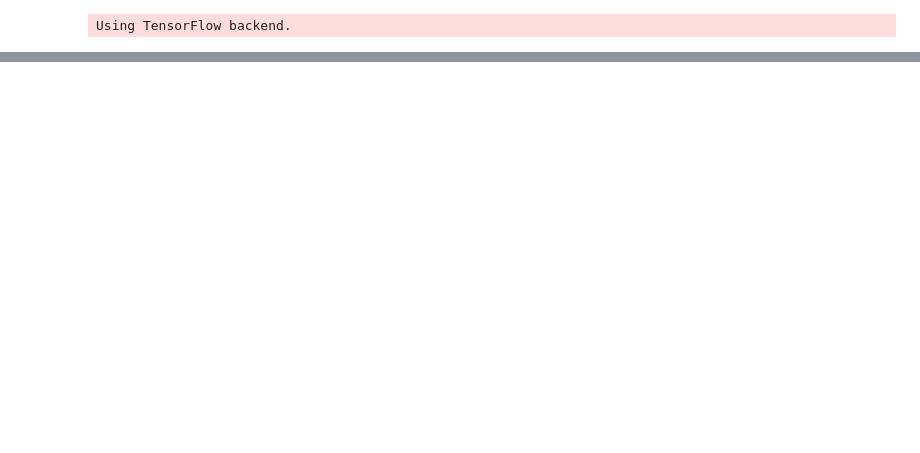
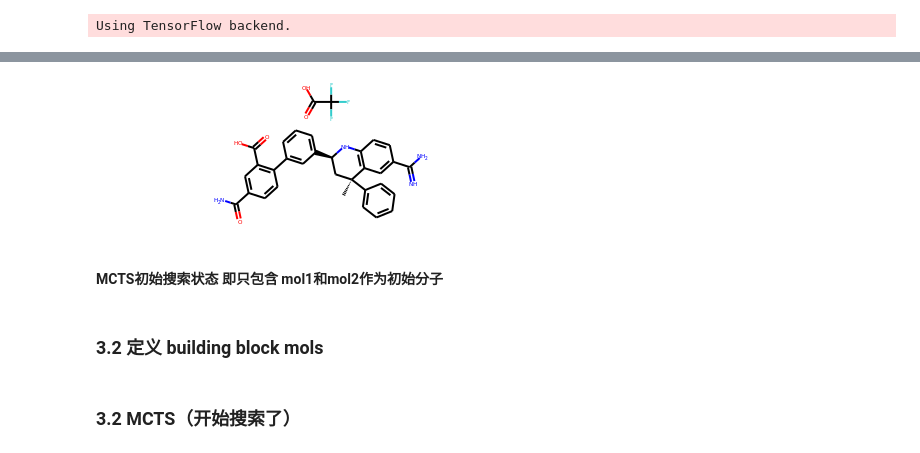
Before and after one commit to hyperji/ChemGo, a Jupyter notebook: Retrosynthetic/dev.ipynb, the cells around one changed output, grey strips where cells are left out. Cells and saved outputs as stored; diff of their text form; code cells hidden in the pictures; blank space fills up the shorter version.

```diff
--- a/Retrosynthetic/dev.ipynb
+++ b/Retrosynthetic/dev.ipynb
@@ -210,0 +69,6 @@ Searcher.root.children
+# %%
+mol2
+# %% [output]
+[figure, added]
+# %% [markdown]
+#### MCTS初始搜索状态 即只包含 mol1和mol2作为初始分子
@@ -210,0 +77,2 @@ Searcher.root.children
+# %% [markdown]
+### 3.2 定义 building block mols
@@ -210,0 +81,2 @@ Searcher.root.children
+# %% [markdown]
+### 3.2 MCTS（开始搜索了）
```
Also changed, not shown: parts of 89 cells of this notebook, 8 other files.
